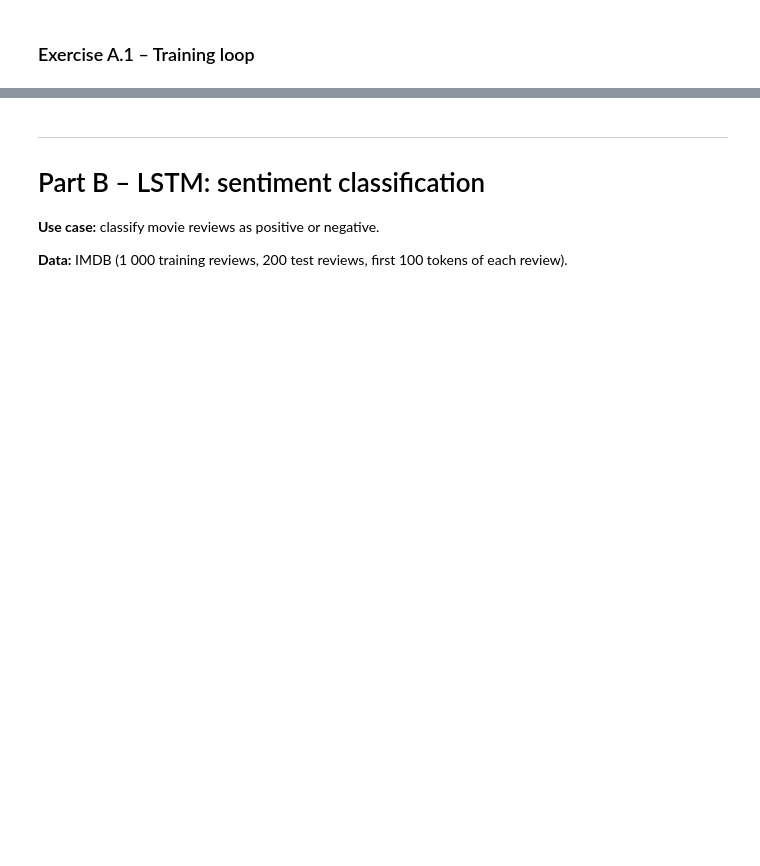
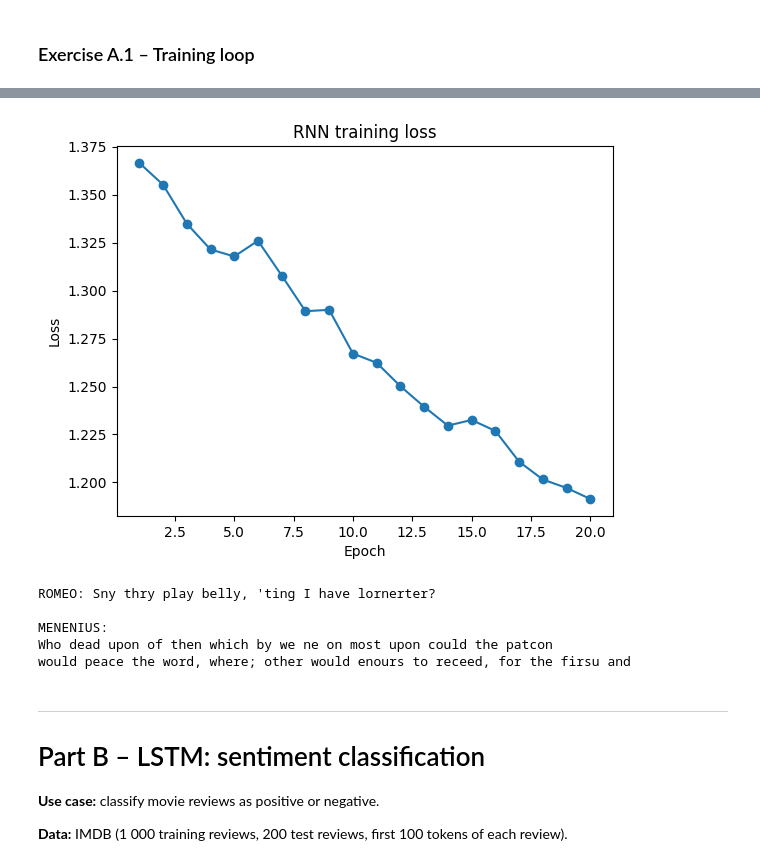
Before and after one commit to DeAlzon62/nlp-course-DALZON, a Jupyter notebook: lab5/lab5_deep_learning_llms.ipynb, the cells around one changed output, grey strips where cells are left out. Cells and saved outputs as stored; diff of their text form; code cells hidden in the pictures; blank space fills up the shorter version.

```diff
--- a/lab5/lab5_deep_learning_llms.ipynb
+++ b/lab5/lab5_deep_learning_llms.ipynb
@@ -98,8 +123,8 @@ print(f"RNN parameters: {sum(p.numel() for p in rnn_model.parameters()):,}")
 # %% [markdown]
 ### Exercise A.1 – Training loop
 # %%
-learning_rate = None   # YOUR CODE HERE: between 0.001 and 0.01
-epochs, batch_size = 5, 128
+learning_rate = 0.001   # YOUR CODE HERE: between 0.001 and 0.01
+epochs, batch_size = 20, 128
 loader = DataLoader(TensorDataset(X, y), batch_size=batch_size, shuffle=True)
 criterion = nn.CrossEntropyLoss()
 optimizer = optim.Adam(rnn_model.parameters(), lr=learning_rate)
@@ -111,15 +136,15 @@ for epoch in range(epochs):
     for batch_X, batch_y in loader:
         batch_X, batch_y = batch_X.to(device), batch_y.to(device)
         # YOUR CODE HERE
-        # 1. optimizer.zero_grad()
-        # 2. output = rnn_model(batch_X)
-        # 3. loss = criterion(output, batch_y)
-        # 4. loss.backward()
-        # 5. optimizer.step()
-        # 6. total_loss += loss.item()
-        pass
+        optimizer.zero_grad()
+        output = rnn_model(batch_X)
+        loss = criterion(output, batch_y)
+        loss.backward()
+        optimizer.step()
+        total_loss += loss.item()
     losses.append(total_loss / len(loader))
     print(f"Epoch {epoch + 1}/{epochs} – loss {losses[-1]:.4f}")
 
 assert losses[-1] < losses[0] and losses[-1] > 0, "The loss should decrease over the epochs"
 plt.plot(range(1, epochs + 1), losses, marker="o"); plt.xlabel("Epoch"); plt.ylabel("Loss"); plt.title("RNN training loss"); plt.show()
+# %% [output]
@@ -126,3 +171,4 @@ plt.plot(range(1, epochs + 1), losses, marker="o"); plt.xlabel("Epoch"); plt.yla
+[figure, added]
 # %%
 def generate_text(model, start, length=200, temperature=0.8):
     """Sample characters one by one from the model's predictions."""
@@ -138,6 +184,12 @@ def generate_text(model, start, length=200, temperature=0.8):
     return "".join(generated)
 
 print(generate_text(rnn_model, "ROMEO: "))
+# %% [output]
+ROMEO: Sny thry play belly, 'ting I have lornerter?
+
+MENENIUS:
+Who dead upon of then which by we ne on most upon could the patcon
+would peace the word, where; other would enours to receed, for the firsu and
 # %% [markdown]
 ---
 # Part B – LSTM: sentiment classification
```
Also changed, not shown: parts of 23 cells of this notebook.
